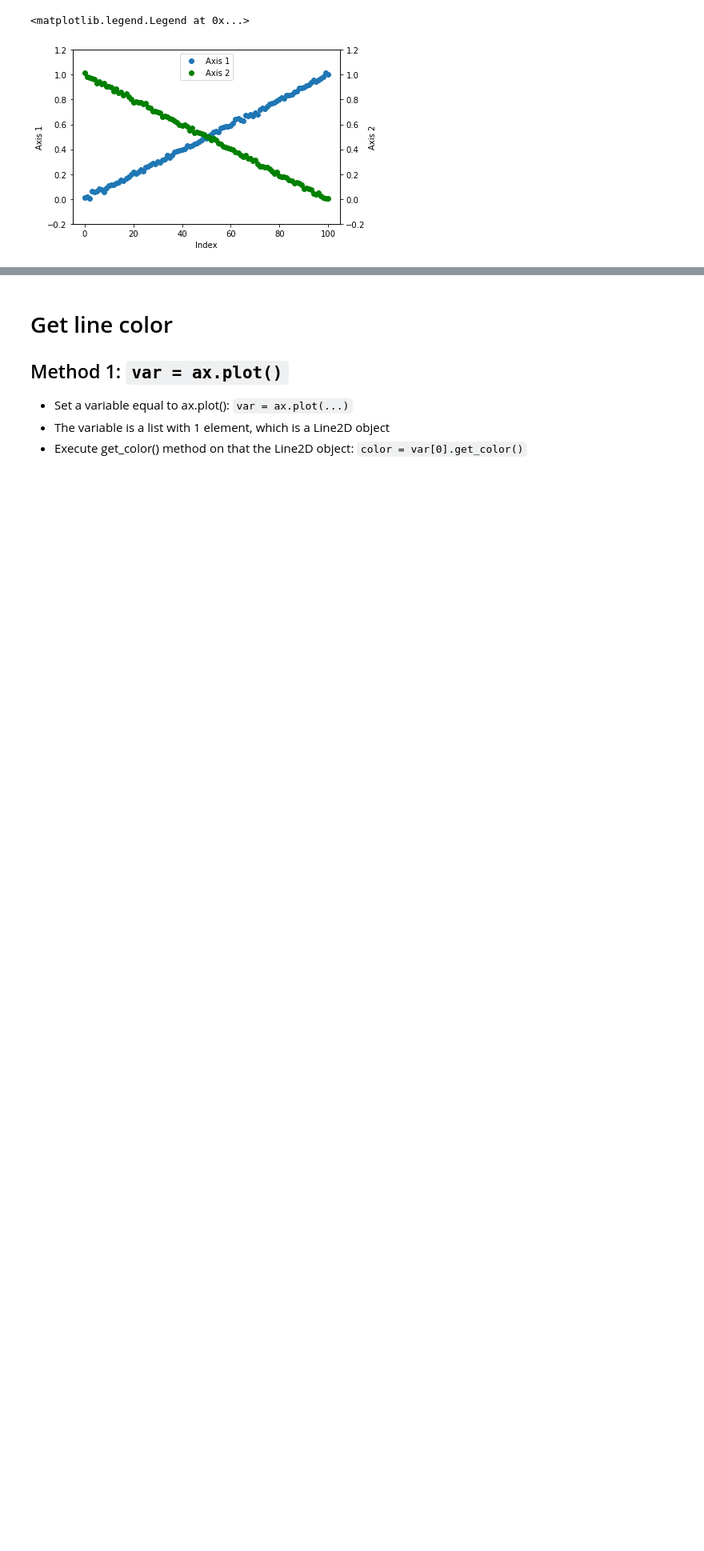
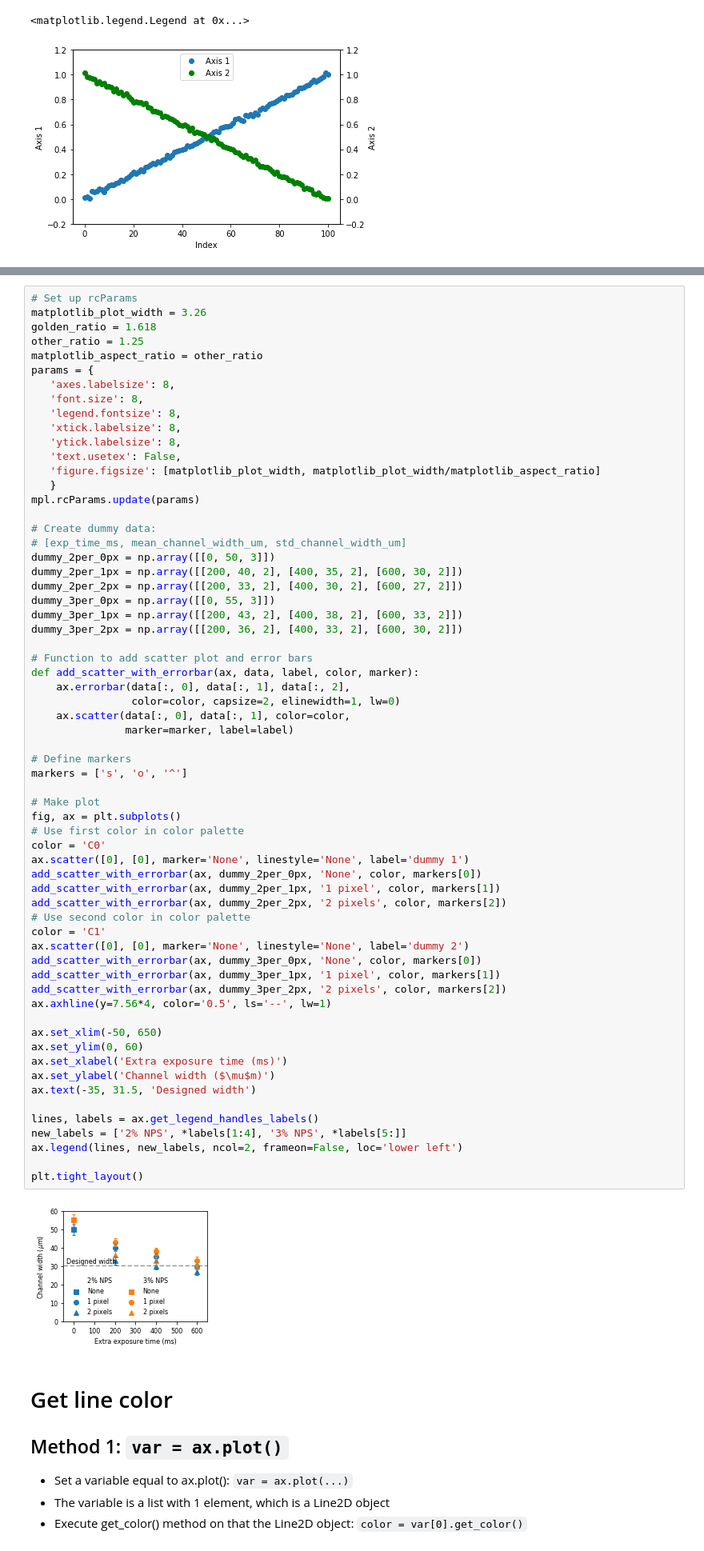
Before and after one commit to gregnordin/notes_to_self, a Jupyter notebook: python/matplotlib_notes.ipynb, the cells around one changed output, grey strips where cells are left out. Shown: that part at 80% size. Saved outputs shown, nothing was run; the diff lists cells and outputs as text; blank space fills up the shorter version.

Commit message:
Add matplotlib custom legend with 2 columns

```diff
--- a/python/matplotlib_notes.ipynb
+++ b/python/matplotlib_notes.ipynb
@@ -105,3 +108,68 @@ ax2.legend(lines + lines2, labels + labels2, loc='upper center')
+# %%
+# Set up rcParams
+matplotlib_plot_width = 3.26
+golden_ratio = 1.618
+other_ratio = 1.25
+matplotlib_aspect_ratio = other_ratio
+params = {
+   'axes.labelsize': 8,
+   'font.size': 8,
+   'legend.fontsize': 8,
+   'xtick.labelsize': 8,
+   'ytick.labelsize': 8,
+   'text.usetex': False,
+   'figure.figsize': [matplotlib_plot_width, matplotlib_plot_width/matplotlib_aspect_ratio]
+   }
+mpl.rcParams.update(params)
+
+# Create dummy data:
+# [exp_time_ms, mean_channel_width_um, std_channel_width_um]
+dummy_2per_0px = np.array([[0, 50, 3]])
+dummy_2per_1px = np.array([[200, 40, 2], [400, 35, 2], [600, 30, 2]])
+dummy_2per_2px = np.array([[200, 33, 2], [400, 30, 2], [600, 27, 2]])
+dummy_3per_0px = np.array([[0, 55, 3]])
+dummy_3per_1px = np.array([[200, 43, 2], [400, 38, 2], [600, 33, 2]])
+dummy_3per_2px = np.array([[200, 36, 2], [400, 33, 2], [600, 30, 2]])
+
+# Function to add scatter plot and error bars
+def add_scatter_with_errorbar(ax, data, label, color, marker):
+    ax.errorbar(data[:, 0], data[:, 1], data[:, 2],
+                color=color, capsize=2, elinewidth=1, lw=0)
+    ax.scatter(data[:, 0], data[:, 1], color=color,
+               marker=marker, label=label)
+
+# Define markers
+markers = ['s', 'o', '^']
+
+# Make plot
+fig, ax = plt.subplots()
+# Use first color in color palette
+color = 'C0'
+ax.scatter([0], [0], marker='None', linestyle='None', label='dummy 1')
+add_scatter_with_errorbar(ax, dummy_2per_0px, 'None', color, markers[0])
+add_scatter_with_errorbar(ax, dummy_2per_1px, '1 pixel', color, markers[1])
+add_scatter_with_errorbar(ax, dummy_2per_2px, '2 pixels', color, markers[2])
+# Use second color in color palette
+color = 'C1'
+ax.scatter([0], [0], marker='None', linestyle='None', label='dummy 2')
+add_scatter_with_errorbar(ax, dummy_3per_0px, 'None', color, markers[0])
+add_scatter_with_errorbar(ax, dummy_3per_1px, '1 pixel', color, markers[1])
+add_scatter_with_errorbar(ax, dummy_3per_2px, '2 pixels', color, markers[2])
+ax.axhline(y=7.56*4, color='0.5', ls='--', lw=1)
+
+ax.set_xlim(-50, 650)
+ax.set_ylim(0, 60)
+ax.set_xlabel('Extra exposure time (ms)')
+ax.set_ylabel('Channel width ($\mu$m)')
+ax.text(-35, 31.5, 'Designed width')
+
+lines, labels = ax.get_legend_handles_labels()
+new_labels = ['2% NPS', *labels[1:4], '3% NPS', *labels[5:]]
+ax.legend(lines, new_labels, ncol=2, frameon=False, loc='lower left')
+
+plt.tight_layout()
+# %% [output]
+[figure, added]
 # %% [markdown]
 # Get line color
 
```
Also changed, not shown: parts of 2 cells of this notebook.
